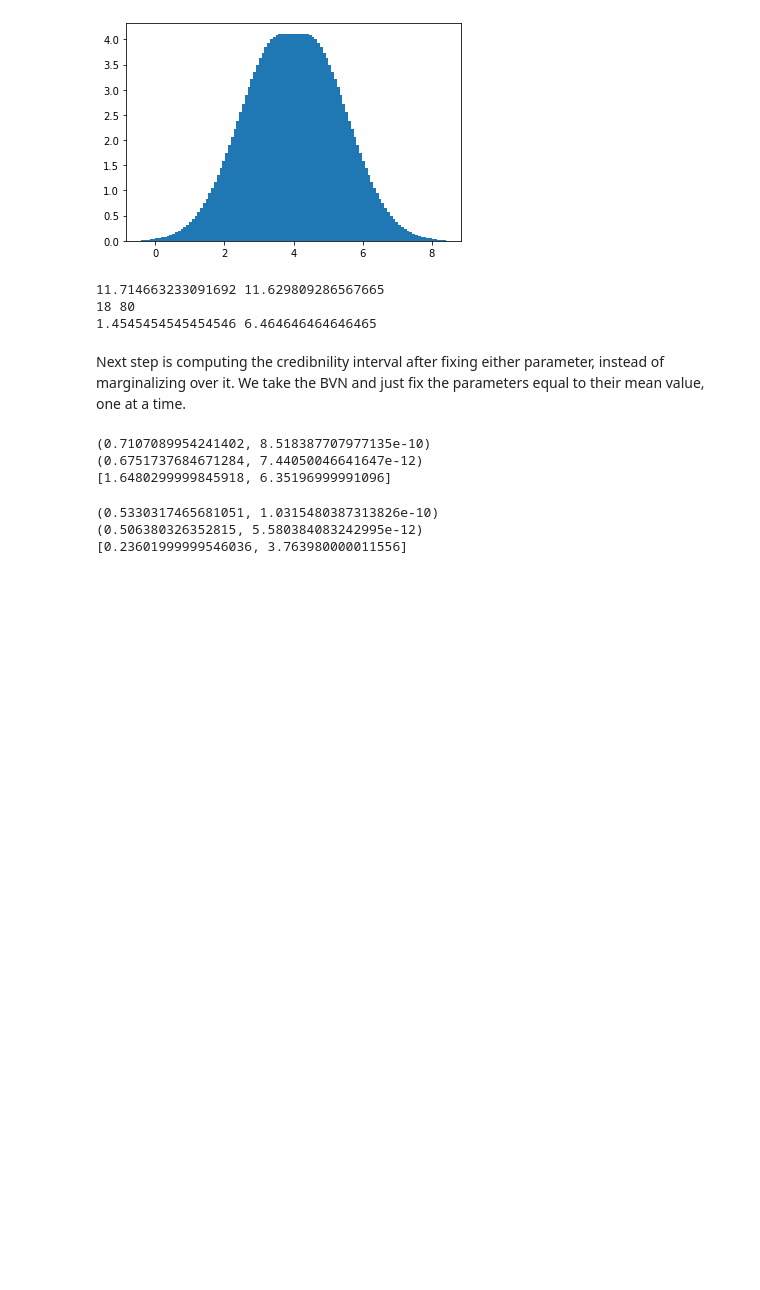
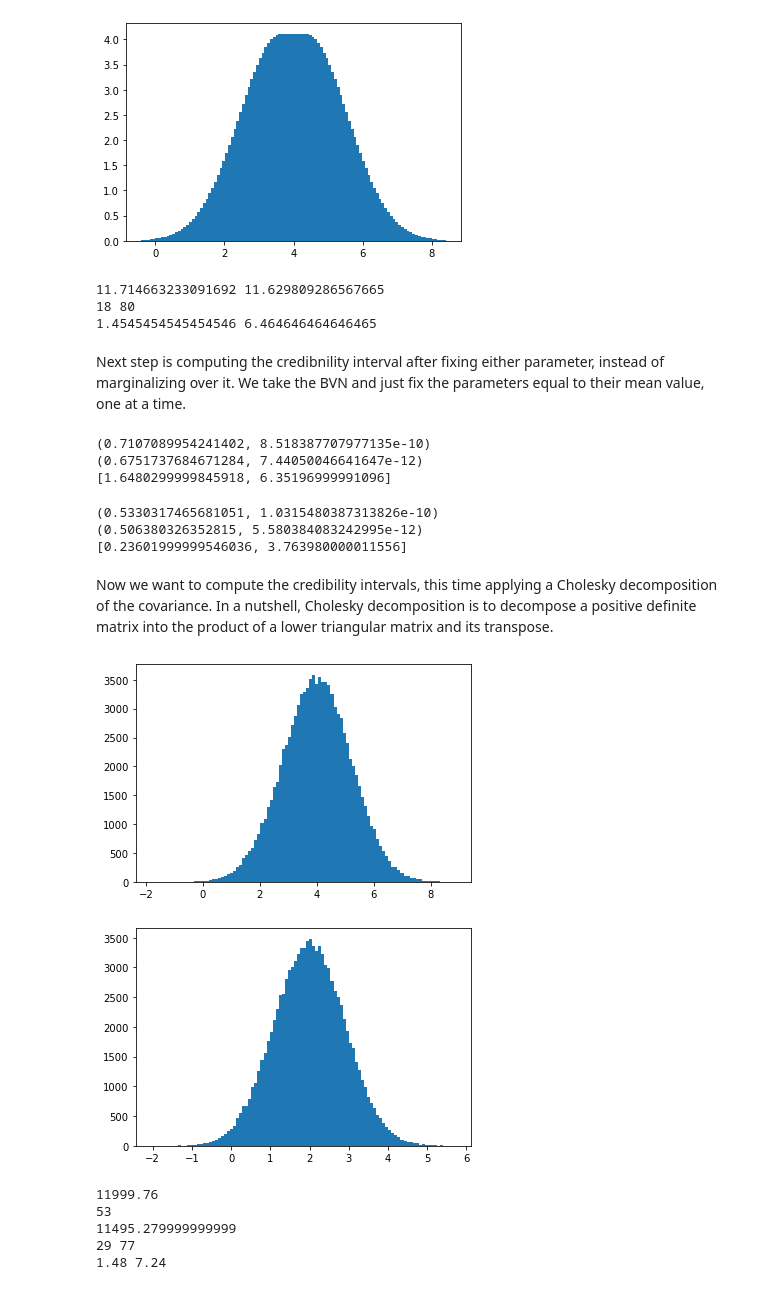
Before and after one commit to blackbianca/Astrostatistics-Cosmology---Homework, a Jupyter notebook: MCMC.ipynb, the cells around one changed output. Drawn from its saved outputs; the diff is of its cells as text; code cells hidden in the pictures; blank space fills up the shorter version.

Commit message:
cholevski decomposition

```diff
--- a/MCMC.ipynb
+++ b/MCMC.ipynb
@@ -272,3 +272,56 @@ print(interval_y)
 (0.5330317465681051, 1.0315480387313826e-10)
 (0.506380326352815, 5.580384083242995e-12)
 [0.23601999999546036, 3.763980000011556]
+# %% [markdown]
+Now we want to compute the credibility intervals, this time applying a Cholesky decomposition of the covariance. In a nutshell, Cholesky decomposition is to decompose a positive definite matrix into the product of a lower triangular matrix and its transpose.
+# %%
+L = np.linalg.cholesky(cov) # Cholesky decompositionplt.figure(figsize = (12, 6))
+
+r = np.random.normal(loc=0.0, scale=1.0, size=(int(1e5),2))
+v = []
+for item in r:
+    v.append(np.dot(L,item)+mu)
+#print(v)
+#print(v[0][0])
+# %%
+X = []
+Y = []
+for item in v:
+    X.append(item[0])
+    Y.append(item[1])
+
+nx, binsx, _ = plt.hist(X,bins=100)
+plt.show()
+
+ny, binsy, _ = plt.hist(Y,bins=100)
+plt.show()
+# %% [output]
+[figure, added]
+[figure, added]
+# %%
+bin_width_x = 12./100
+I = bin_width_x * sum(nx[0:99])
+print(I)
+alpha = 0.95*I
+
+bin_mean_x = np.argmax(nx)
+print(bin_mean_x)
+bin1 = bin_mean_x-1
+bin2 = bin_mean_x+1
+I=0
+while(I<alpha):
+    I=0
+    I = bin_width_x * sum(nx[bin1:bin2])
+    bin1 -= 1
+    bin2 += 1
+
+
+print(I)
+print(bin1,bin2)
+print(bin1*bin_width_x-2,bin2*bin_width_x-2)
+# %% [output]
+11999.76
+53
+11495.279999999999
+29 77
+1.48 7.24
```
